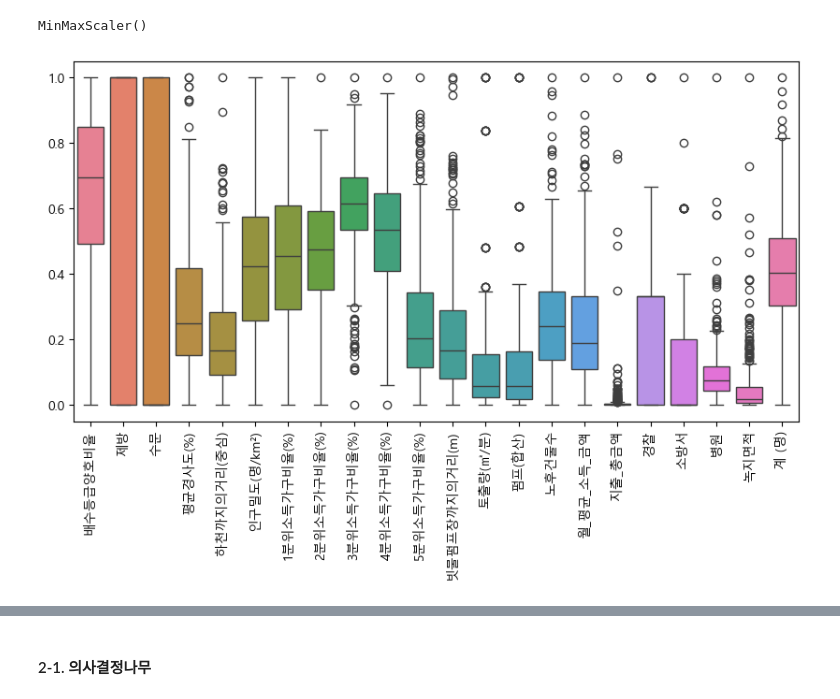
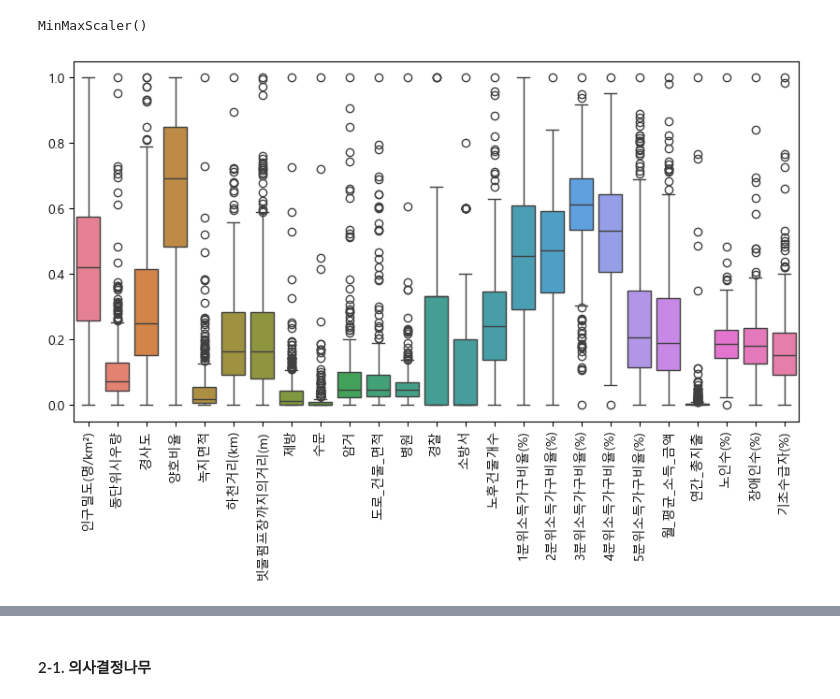
Before and after one commit to Apple03244/Total_Projects, a Jupyter notebook: Team_Projects/005_서울시빅데이터/정훈노트/파일추가후다시.ipynb, the cells around one changed output, grey strips where cells are left out. Drawn from its saved outputs; the diff is of its cells as text; code cells hidden in the pictures.

```diff
--- a/Team_Projects/005_서울시빅데이터/정훈노트/파일추가후다시.ipynb
+++ b/Team_Projects/005_서울시빅데이터/정훈노트/파일추가후다시.ipynb
@@ -53,3 +40,14 @@ import pandas as pd
-# %%
-행정동["녹지면적"]=행정동["녹지면적"]/1000
+# %%
+#침수여부
+행정동["침수여부"]=0
+행정동.loc[행정동["침수횟수"]>0,"침수여부"]=1
+target="침수여부"
+# feature=['인구밀도(명/km²)','동단위시우량',
+#        '경사도', '양호비율', '녹지면적', '하천거리(km)', '빗물펌프장까지의거리(m)', '제방', '수문',
+#        '암거', '도로_건물_면적', '병원', '경찰', '소방서', '노후건물개수', '1분위소득가구비율(%)',
+#        '2분위소득가구비율(%)', '3분위소득가구비율(%)', '4분위소득가구비율(%)', '5분위소득가구비율(%)',
+#        '월_평균_소득_금액', '연간_총지출','노인수(%)', '장애인수(%)','기초수급자(%)']
+feature=['인구밀도(명/km²)','동단위시우량',
+       '경사도', '양호비율', '녹지면적', '하천거리(km)', '빗물펌프장까지의거리(m)', '제방', '수문',
+       '암거', '도로_건물_면적', '병원', '경찰', '소방서', '노후건물개수','월_평균_소득_금액', '연간_총지출','노인수(%)', '장애인수(%)','기초수급자(%)']
 # %%
@@ -108,22 +159,22 @@ plt.rcParams["font.family"]="Malgun Gothic"
 # %%
 # 박스플롯으로 확인하기 위해 스케일링
 minmax=skpre.MinMaxScaler()
-minmax.fit(X=행정동[행정동feature])
+minmax.fit(X=행정동[feature])
 # %% [output]
 MinMaxScaler()
 # %%
 # minmax scale
 pre_행정동=행정동.copy()
-pre_행정동[행정동feature]=pd.DataFrame(minmax.transform(X=행정동[행정동feature]),columns=행정동feature)
+pre_행정동[feature]=pd.DataFrame(minmax.transform(X=행정동[feature]),columns=feature)
 # %%
 # 박스플롯
-feature_num=len(행정동feature)
+feature_num=len(feature)
 plt.figure(figsize=(10,5))
-sb.boxplot(pre_행정동[행정동feature])
+sb.boxplot(pre_행정동[feature])
 plt.xticks(rotation=90)
 plt.show()
 # %% [output]
-[figure, old version]
+[figure, new version]
 # %%
 # 후진제거법
 def backward_elimination(X, y, significance_level=0.1):
```
Also changed, not shown: parts of 38 cells of this notebook, 1 other file.
